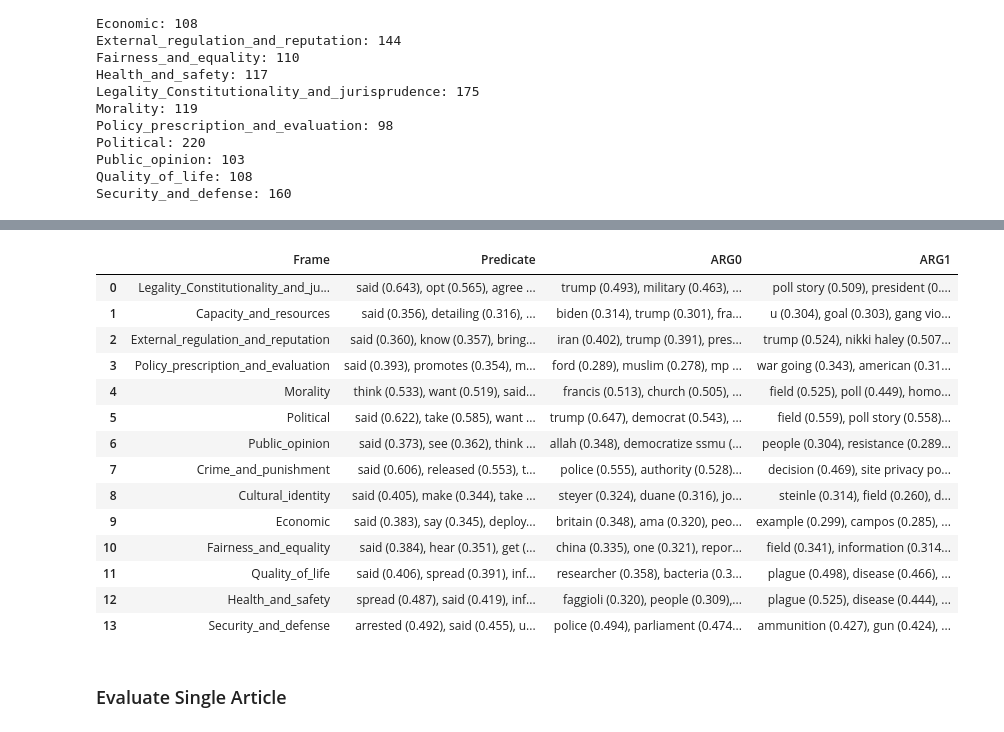
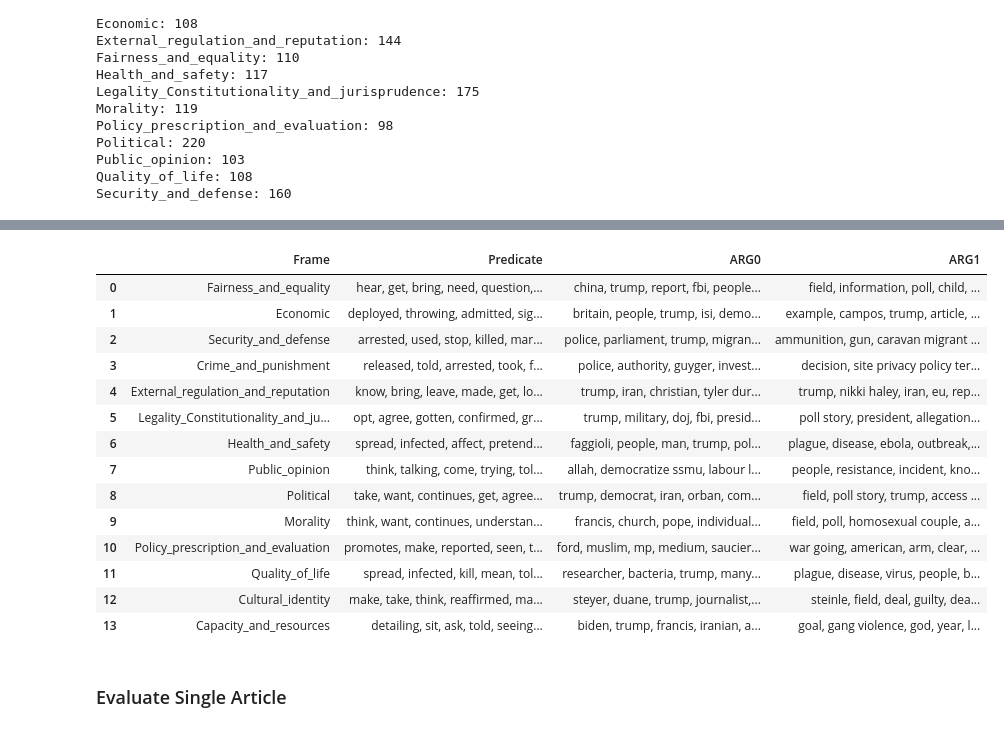
Before and after one commit to elianderlohr/muse-dlf, a Jupyter notebook: notebooks/explainablity/muse-dlf-explainability.ipynb, the cells around one changed output, grey strips where cells are left out. Cells and saved outputs as stored; diff of their text form; code cells hidden in the pictures.

Commit message:
feat: update graph and add dict extract

```diff
--- a/notebooks/explainablity/muse-dlf-explainability.ipynb
+++ b/notebooks/explainablity/muse-dlf-explainability.ipynb
@@ -959,24 +959,36 @@ from nltk.corpus import stopwords
 from nltk.stem import WordNetLemmatizer
 
 # Download necessary NLTK data
-nltk.download('stopwords')
-nltk.download('wordnet')
+nltk.download('stopwords', quiet=True)
+nltk.download('wordnet', quiet=True)
 
-def extract_frame_descriptors(data_dict, min_frequency=5, top_n=5):
+def extract_frame_descriptors(data_dict, min_frequency=5, top_n=20, additional_stopwords=[], term_combinations={}):
     """
     Extract meaningful descriptors for each frame based on their frequency and distinctiveness.
 
     :param data_dict: Dictionary with frames as keys and lists of words as values
     :param min_frequency: Minimum frequency of a word within a frame to be considered
     :param top_n: Number of top descriptors to return for each frame
+    :param additional_stopwords: List of additional stopwords to remove
+    :param term_combinations: Dictionary of terms to combine, e.g., {'trump': ['trump', 'president trump']}
     :return: Dictionary with frames as keys and lists of (word, score) tuples as values
     """
     lemmatizer = WordNetLemmatizer()
     stop_words = set(stopwords.words('english'))
+    stop_words.update(additional_stopwords)
 
-    # Process words: lemmatize and remove stopwords
+    # Process words: lemmatize, remove stopwords, and combine terms
+    def process_word(word):
+        word = lemmatizer.lemmatize(word.lower())
+        if word not in stop_words:
+            for main_term, variations in term_combinations.items():
+                if word in variations:
+                    return main_term
+            return word
+        return None
+
     processed_data = {
-        frame: [lemmatizer.lemmatize(word.lower()) for word in words if word.lower() not in stop_words]
+        frame: [processed_word for word in words if (processed_word := process_word(word)) is not None]
         for frame, words in data_dict.items()
     }
 
@@ -1005,11 +1017,18 @@ def extract_frame_descriptors(data_dict, min_frequency=5, top_n=5):
 
     return frame_descriptors
 
+# Example usage
+additional_stop_words = ["said", "say", "see", "one", "u", "ama"]
+term_combinations = {
+    'trump': ['trump', 'president trump'],
+    # Add more combinations as needed
+}
+
 # Extract descriptors for each semantic role
 with tqdm(total=3, desc="Extracting descriptors for all arguments") as pbar:
-    descriptors_predicate = extract_frame_descriptors(decoded_predicate)
+    descriptors_predicate = extract_frame_descriptors(decoded_predicate, additional_stopwords=additional_stop_words, term_combinations=term_combinations)
     pbar.update(1)
-    descriptors_arg0 = extract_frame_descriptors(decoded_arg0)
+    descriptors_arg0 = extract_frame_descriptors(decoded_arg0, additional_stopwords=additional_stop_words, term_combinations=term_combinations)
     pbar.update(1)
-    descriptors_arg1 = extract_frame_descriptors(decoded_arg1)
+    descriptors_arg1 = extract_frame_descriptors(decoded_arg1, additional_stopwords=additional_stop_words, term_combinations=term_combinations)
     pbar.update(1)
@@ -1103,51 +1043,51 @@ def visualize_frame_descriptors(descriptors_predicate, descriptors_arg0, descrip
 
     # Get all unique frames
     all_frames = set(descriptors_predicate.keys()) | set(descriptors_arg0.keys()) | set(descriptors_arg1.keys())
 
     # Populate the list with rows
     for frame in tqdm(all_frames, desc="Processing frames"):
         # Get the top N words and their scores
-        pred_words = ', '.join([f"{word} ({score:.3f})" for word, score in descriptors_predicate.get(frame, [])[:word_limit]])
-        arg0_words = ', '.join([f"{word} ({score:.3f})" for word, score in descriptors_arg0.get(frame, [])[:word_limit]])
-        arg1_words = ', '.join([f"{word} ({score:.3f})" for word, score in descriptors_arg1.get(frame, [])[:word_limit]])
+        pred_words = ', '.join([f"{word}" for word, score in descriptors_predicate.get(frame, [])[:word_limit]])
+        arg0_words = ', '.join([f"{word}" for word, score in descriptors_arg0.get(frame, [])[:word_limit]])
+        arg1_words = ', '.join([f"{word}" for word, score in descriptors_arg1.get(frame, [])[:word_limit]])
 
         # Create a dictionary for the row
         row = {
             "Frame": frame,
             "Predicate": pred_words,
             "ARG0": arg0_words,
             "ARG1": arg1_words
         }
 
         # Append the row dictionary to the rows list
         rows.append(row)
 
     # Convert the list of rows to a DataFrame
     df_full_table = pd.DataFrame(rows)
 
     return df_full_table
 
 # Example usage
-word_limit = 5  # Set your word limit here
+word_limit = 10
 df_full_table = visualize_frame_descriptors(descriptors_predicate, descriptors_arg0, descriptors_arg1, word_limit)
 
 df_full_table
 # %% [output]
 |  | Frame | Predicate | ARG0 | ARG1 |
-| 0 | Legality_Constitutionality_and_ju... | said (0.643), opt (0.565), agree ... | trump (0.493), military (0.463), ... | poll story (0.509), president (0.... |
-| 1 | Capacity_and_resources | said (0.356), detailing (0.316), ... | biden (0.314), trump (0.301), fra... | u (0.304), goal (0.303), gang vio... |
-| 2 | External_regulation_and_reputation | said (0.360), know (0.357), bring... | iran (0.402), trump (0.391), pres... | trump (0.524), nikki haley (0.507... |
-| 3 | Policy_prescription_and_evaluation | said (0.393), promotes (0.354), m... | ford (0.289), muslim (0.278), mp ... | war going (0.343), american (0.31... |
-| 4 | Morality | think (0.533), want (0.519), said... | francis (0.513), church (0.505), ... | field (0.525), poll (0.449), homo... |
-| 5 | Political | said (0.622), take (0.585), want ... | trump (0.647), democrat (0.543), ... | field (0.559), poll story (0.558)... |
-| 6 | Public_opinion | said (0.373), see (0.362), think ... | allah (0.348), democratize ssmu (... | people (0.304), resistance (0.289... |
-| 7 | Crime_and_punishment | said (0.606), released (0.553), t... | police (0.555), authority (0.528)... | decision (0.469), site privacy po... |
-| 8 | Cultural_identity | said (0.405), make (0.344), take ... | steyer (0.324), duane (0.316), jo... | steinle (0.314), field (0.260), d... |
-| 9 | Economic | said (0.383), say (0.345), deploy... | britain (0.348), ama (0.320), peo... | example (0.299), campos (0.285), ... |
-| 10 | Fairness_and_equality | said (0.384), hear (0.351), get (... | china (0.335), one (0.321), repor... | field (0.341), information (0.314... |
-| 11 | Quality_of_life | said (0.406), spread (0.391), inf... | researcher (0.358), bacteria (0.3... | plague (0.498), disease (0.466), ... |
-| 12 | Health_and_safety | spread (0.487), said (0.419), inf... | faggioli (0.320), people (0.309),... | plague (0.525), disease (0.444), ... |
-| 13 | Security_and_defense | arrested (0.492), said (0.455), u... | police (0.494), parliament (0.474... | ammunition (0.427), gun (0.424), ... |
+| 0 | Fairness_and_equality | hear, get, bring, need, question,... | china, trump, report, fbi, people... | field, information, poll, child, ... |
+| 1 | Economic | deployed, throwing, admitted, sig... | britain, people, trump, isi, demo... | example, campos, trump, article, ... |
+| 2 | Security_and_defense | arrested, used, stop, killed, mar... | police, parliament, trump, migran... | ammunition, gun, caravan migrant ... |
+| 3 | Crime_and_punishment | released, told, arrested, took, f... | police, authority, guyger, invest... | decision, site privacy policy ter... |
+| 4 | External_regulation_and_reputation | know, bring, leave, made, get, lo... | trump, iran, christian, tyler dur... | trump, nikki haley, iran, eu, rep... |
+| 5 | Legality_Constitutionality_and_ju... | opt, agree, gotten, confirmed, gr... | trump, military, doj, fbi, presid... | poll story, president, allegation... |
+| 6 | Health_and_safety | spread, infected, affect, pretend... | faggioli, people, man, trump, pol... | plague, disease, ebola, outbreak,... |
+| 7 | Public_opinion | think, talking, come, trying, tol... | allah, democratize ssmu, labour l... | people, resistance, incident, kno... |
+| 8 | Political | take, want, continues, get, agree... | trump, democrat, iran, orban, com... | field, poll story, trump, access ... |
+| 9 | Morality | think, want, continues, understan... | francis, church, pope, individual... | field, poll, homosexual couple, a... |
+| 10 | Policy_prescription_and_evaluation | promotes, make, reported, seen, t... | ford, muslim, mp, medium, saucier... | war going, american, arm, clear, ... |
+| 11 | Quality_of_life | spread, infected, kill, mean, tol... | researcher, bacteria, trump, many... | plague, disease, virus, people, b... |
+| 12 | Cultural_identity | make, take, think, reaffirmed, ma... | steyer, duane, trump, journalist,... | steinle, field, deal, guilty, dea... |
+| 13 | Capacity_and_resources | detailing, sit, ask, told, seeing... | biden, trump, francis, iranian, a... | goal, gang violence, god, year, l... |
 # %% [markdown]
 ### Evaluate Single Article
 # %% [markdown]
```
Also changed, not shown: parts of 7 cells of this notebook.
